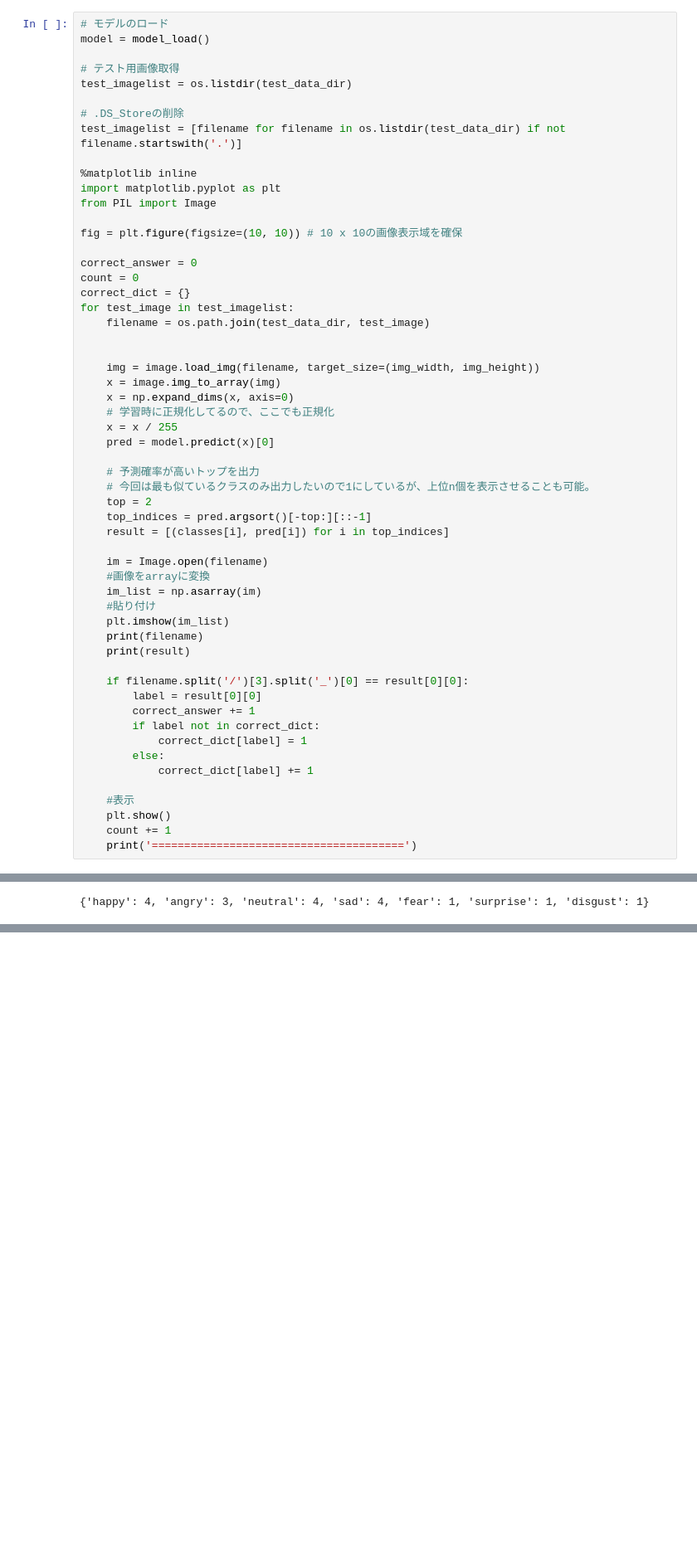
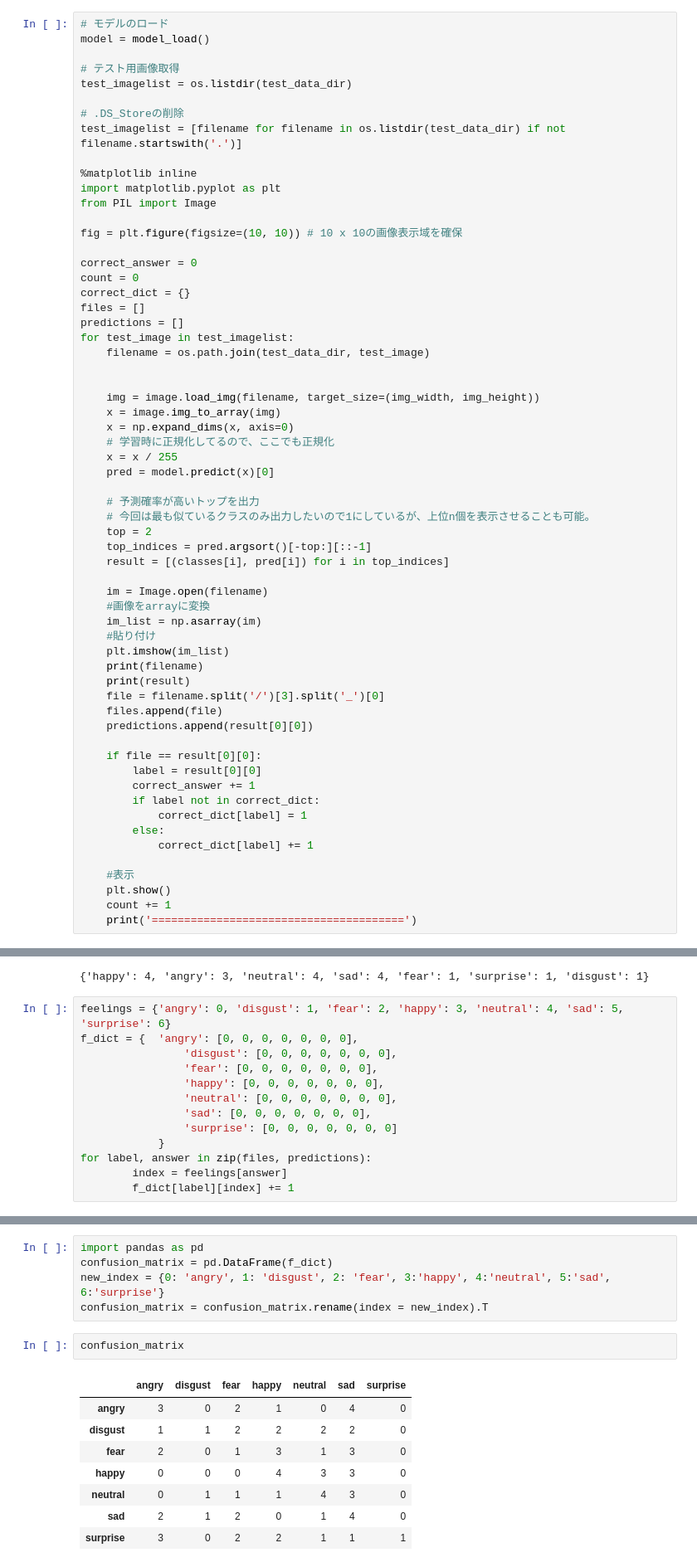
Before and after one commit to Last-Vega/FacialExpression, a Jupyter notebook: TestFacialExpression.ipynb, the cells around one changed output, grey strips where cells are left out. Shown at 83% size. Cells and saved outputs as stored; diff of their text form; blank space fills up the shorter version.

```diff
--- a/TestFacialExpression.ipynb
+++ b/TestFacialExpression.ipynb
@@ -65,6 +65,8 @@ fig = plt.figure(figsize=(10, 10)) # 10 x 10の画像表示域を確保
 correct_answer = 0
 count = 0
 correct_dict = {}
+files = []
+predictions = []
 for test_image in test_imagelist:
     filename = os.path.join(test_data_dir, test_image)
 
@@ -89,8 +91,11 @@ for test_image in test_imagelist:
     plt.imshow(im_list)
     print(filename)
     print(result)
+    file = filename.split('/')[3].split('_')[0]
+    files.append(file)
+    predictions.append(result[0][0])
 
-    if filename.split('/')[3].split('_')[0] == result[0][0]:
+    if file == result[0][0]:
         label = result[0][0]
         correct_answer += 1
         if label not in correct_dict:
@@ -138,3 +143,16 @@ print(rate)
 print(correct_dict)
 # %% [output]
 {'happy': 4, 'angry': 3, 'neutral': 4, 'sad': 4, 'fear': 1, 'surprise': 1, 'disgust': 1}
+# %%
+feelings = {'angry': 0, 'disgust': 1, 'fear': 2, 'happy': 3, 'neutral': 4, 'sad': 5, 'surprise': 6}
+f_dict = {  'angry': [0, 0, 0, 0, 0, 0, 0],
+                'disgust': [0, 0, 0, 0, 0, 0, 0],
+                'fear': [0, 0, 0, 0, 0, 0, 0],
+                'happy': [0, 0, 0, 0, 0, 0, 0],
+                'neutral': [0, 0, 0, 0, 0, 0, 0],
+                'sad': [0, 0, 0, 0, 0, 0, 0],
+                'surprise': [0, 0, 0, 0, 0, 0, 0]
+            }
+for label, answer in zip(files, predictions):
+        index = feelings[answer]
+        f_dict[label][index] += 1
@@ -140,0 +169,16 @@ print(correct_dict)
+# %%
+import pandas as pd
+confusion_matrix = pd.DataFrame(f_dict)
+new_index = {0: 'angry', 1: 'disgust', 2: 'fear', 3:'happy', 4:'neutral', 5:'sad', 6:'surprise'}
+confusion_matrix = confusion_matrix.rename(index = new_index).T
+# %%
+confusion_matrix
+# %% [output]
+|  | angry | disgust | fear | happy | neutral | sad | surprise |
+| angry | 3 | 0 | 2 | 1 | 0 | 4 | 0 |
+| disgust | 1 | 1 | 2 | 2 | 2 | 2 | 0 |
+| fear | 2 | 0 | 1 | 3 | 1 | 3 | 0 |
+| happy | 0 | 0 | 0 | 4 | 3 | 3 | 0 |
+| neutral | 0 | 1 | 1 | 1 | 4 | 3 | 0 |
+| sad | 2 | 1 | 2 | 0 | 1 | 4 | 0 |
+| surprise | 3 | 0 | 2 | 2 | 1 | 1 | 1 |
```
Also changed, not shown: parts of 1 cell of this notebook.
